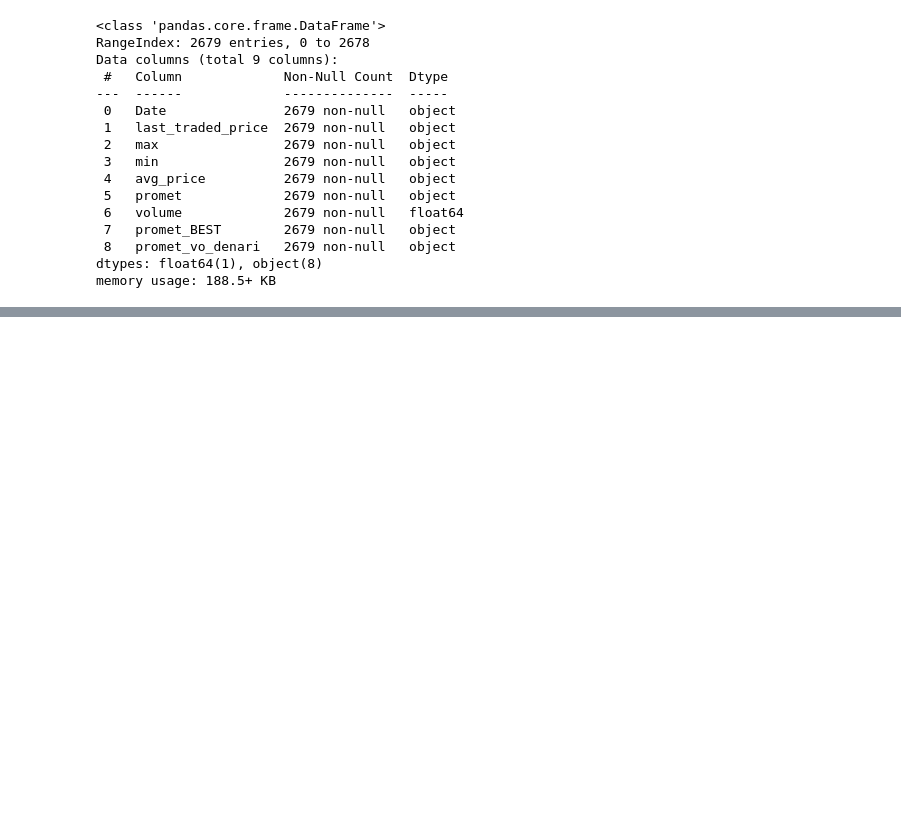
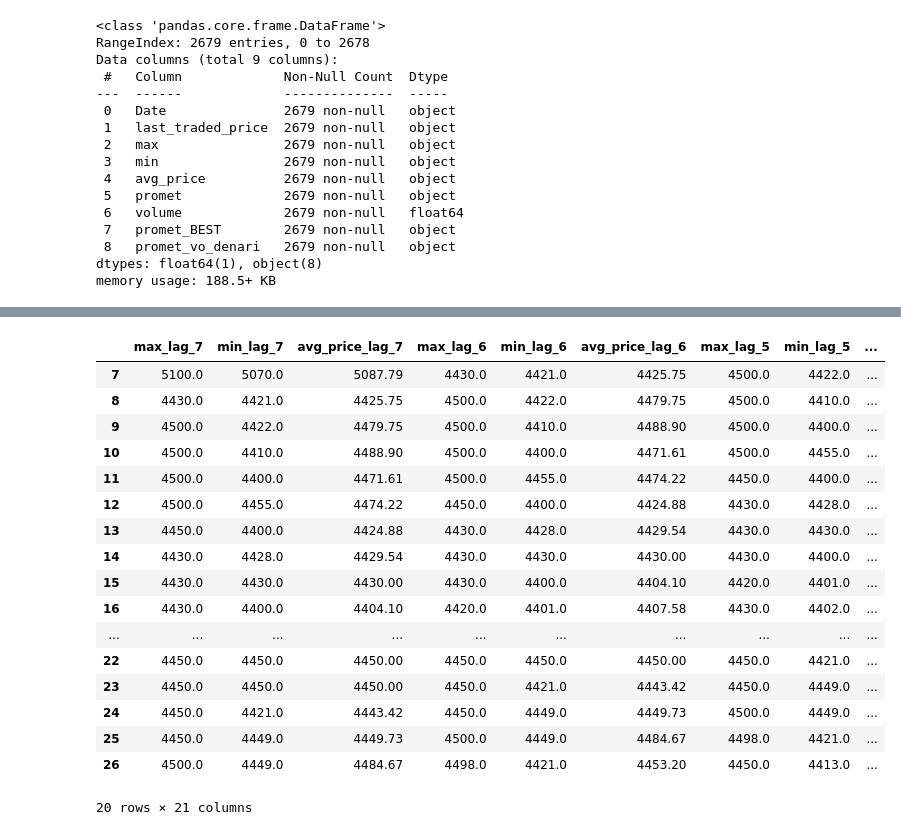
Before and after one commit to Nikola-Saltirov/Domashna-DAS, a Jupyter notebook: Domashna1/lstm_development.ipynb, the cells around one changed output, grey strips where cells are left out. Cells and saved outputs as stored; diff of their text form; code cells hidden in the pictures; blank space fills up the shorter version.

```diff
--- a/Domashna1/lstm_development.ipynb
+++ b/Domashna1/lstm_development.ipynb
@@ -48,0 +120,79 @@ memory usage: 188.5+ KB
+# %%
+#Data preparation
+
+#Postavuvanje na target
+target = 'avg_price'
+#Atributi za shiftanje
+attributes = df.columns[1:]
+attributes = ['max','min','avg_price' ]
+#inicijalizacija na lag
+lag = 7
+#broj na atributi (originalno)
+n_features = len(attributes)
+# n_features = 1 #ako vo trening koristime samo 1 atribut
+#dodavanje na lag na atributite
+def drop_columns(dataframe: pd.DataFrame, columns):
+    to_delete = [col for col in dataframe.columns if col not in columns]
+    return dataframe.drop(to_delete, axis=1)
+
+
+def shift_attributes_by_x(dataframe: pd.DataFrame, attributes, x:int):
+    copy = dataframe.copy()
+    for i in range(x, 0, -1):
+        for attr in attributes:
+            lag = attr+'_lag_'+str(i)
+            copy[lag] = copy[attr].shift(i)
+    copy.dropna(inplace=True)
+    return copy
+
+#reshape na originalnoto treniracko mnozestvo za da moze da se koristi vo LSTM-modelot
+def reshape(X:pd.DataFrame, time_step):
+    # scaler = StandardScaler()
+    # tmp = scaler.fit_transform(X)
+    tmp = X.to_numpy()
+    reshaped = tmp.reshape(tmp.shape[0], time_step, n_features)
+    return reshaped
+
+#agregiranje na podatocite na nivo na mesec
+def group_by_month(dataframe: pd.DataFrame):
+    by_month = dataframe.copy()
+    by_month['Date'] = pd.to_datetime(by_month['Date'], dayfirst=True)
+    by_month = by_month.groupby(pd.Grouper(key='Date', freq='ME')).agg({
+        'last_traded_price': 'last',       # Last closing value of the month
+        'max': 'max',         # Maximum high of the month
+        'min': 'min',          # Minimum low of the month
+        'avg_price': 'mean',    #average per month
+        'promet': 'mean',
+        'volume': 'sum',    # Total BTC volume for the month
+        'promet_BEST': 'sum',     # Total USD volume for the month
+        'promet_vo_denari': 'sum'     # Total USD volume for the month
+
+    })
+    return by_month
+
+reduced_dataset = drop_columns(df, attributes)
+df_shifted_7d = shift_attributes_by_x(reduced_dataset, attributes, lag)
+#prvo da se zeme target kolonata pred da ja trgneme od trening datasetot
+test = df_shifted_7d[target]
+#trganje na orginalnite koloni od datasetot
+df_shifted_7d.drop(attributes, axis=1, inplace=True)
+df_shifted_7d.head(20)
+# %% [output]
+|  | max_lag_7 | min_lag_7 | avg_price_lag_7 | max_lag_6 | min_lag_6 | avg_price_lag_6 | max_lag_5 | min_lag_5 | ... |
+| 7 | 5100.0 | 5070.0 | 5087.79 | 4430.0 | 4421.0 | 4425.75 | 4500.0 | 4422.0 | ... |
+| 8 | 4430.0 | 4421.0 | 4425.75 | 4500.0 | 4422.0 | 4479.75 | 4500.0 | 4410.0 | ... |
+| 9 | 4500.0 | 4422.0 | 4479.75 | 4500.0 | 4410.0 | 4488.90 | 4500.0 | 4400.0 | ... |
+| 10 | 4500.0 | 4410.0 | 4488.90 | 4500.0 | 4400.0 | 4471.61 | 4500.0 | 4455.0 | ... |
+| 11 | 4500.0 | 4400.0 | 4471.61 | 4500.0 | 4455.0 | 4474.22 | 4450.0 | 4400.0 | ... |
+| 12 | 4500.0 | 4455.0 | 4474.22 | 4450.0 | 4400.0 | 4424.88 | 4430.0 | 4428.0 | ... |
+| 13 | 4450.0 | 4400.0 | 4424.88 | 4430.0 | 4428.0 | 4429.54 | 4430.0 | 4430.0 | ... |
+| 14 | 4430.0 | 4428.0 | 4429.54 | 4430.0 | 4430.0 | 4430.00 | 4430.0 | 4400.0 | ... |
+| 15 | 4430.0 | 4430.0 | 4430.00 | 4430.0 | 4400.0 | 4404.10 | 4420.0 | 4401.0 | ... |
+| 16 | 4430.0 | 4400.0 | 4404.10 | 4420.0 | 4401.0 | 4407.58 | 4430.0 | 4402.0 | ... |
+| ... | ... | ... | ... | ... | ... | ... | ... | ... | ... |
+| 22 | 4450.0 | 4450.0 | 4450.00 | 4450.0 | 4450.0 | 4450.00 | 4450.0 | 4421.0 | ... |
+| 23 | 4450.0 | 4450.0 | 4450.00 | 4450.0 | 4421.0 | 4443.42 | 4450.0 | 4449.0 | ... |
+| 24 | 4450.0 | 4421.0 | 4443.42 | 4450.0 | 4449.0 | 4449.73 | 4500.0 | 4449.0 | ... |
+| 25 | 4450.0 | 4449.0 | 4449.73 | 4500.0 | 4449.0 | 4484.67 | 4498.0 | 4421.0 | ... |
+| 26 | 4500.0 | 4449.0 | 4484.67 | 4498.0 | 4421.0 | 4453.20 | 4450.0 | 4413.0 | ... |
+20 rows × 21 columns
```
Also changed, not shown: parts of 16 cells of this notebook, 1 other file.
